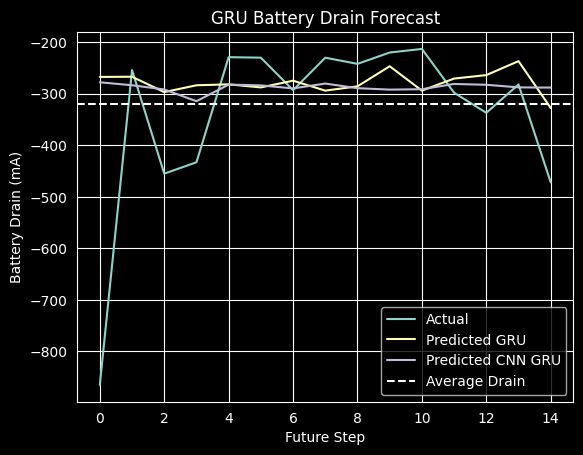
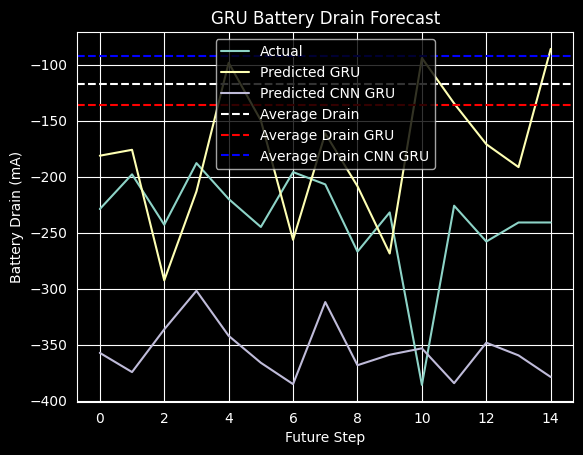
Unified diff of the notebook cell whose output changed from the first chart to the second:
--- before
+++ after
@@ -1,2 +1,5 @@
+avg_gru = np.mean(pred_gru_real)
+avg_cnn_gru = np.mean(pred_cnn_gru_real)
+
 plt.figure()
 plt.plot(y_test_real[idx], label="Actual")
@@ -4,4 +7,6 @@
 plt.plot(pred_cnn_gru_real[idx], label="Predicted CNN GRU")
 plt.axhline(avg_drain, linestyle='--', label="Average Drain")
+plt.axhline(avg_gru, linestyle='--', label="Average Drain GRU", color="red")
+plt.axhline(avg_cnn_gru, linestyle='--', label="Average Drain CNN GRU", color="blue")
 plt.title("GRU Battery Drain Forecast")
 plt.xlabel("Future Step")

Commit: updated dataset